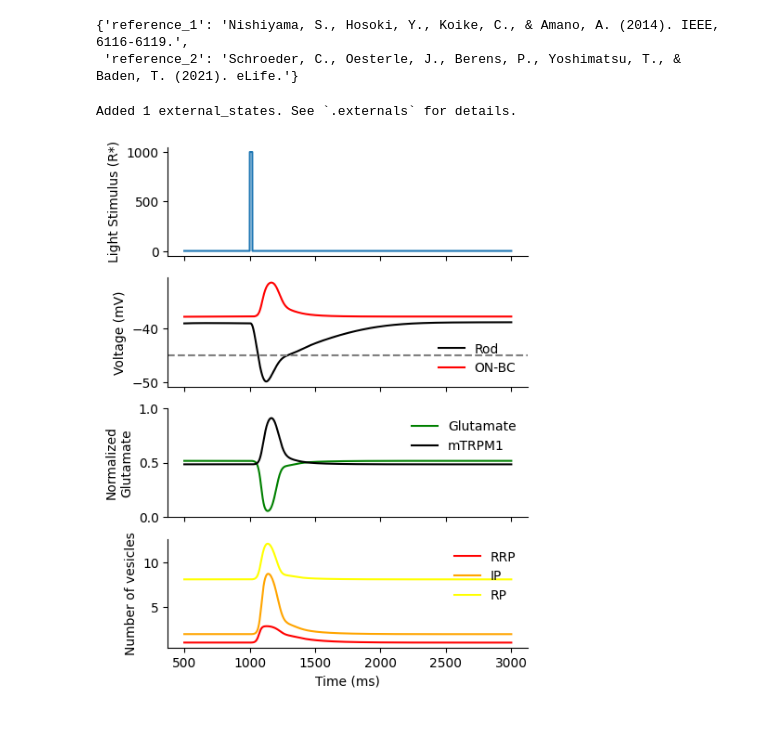
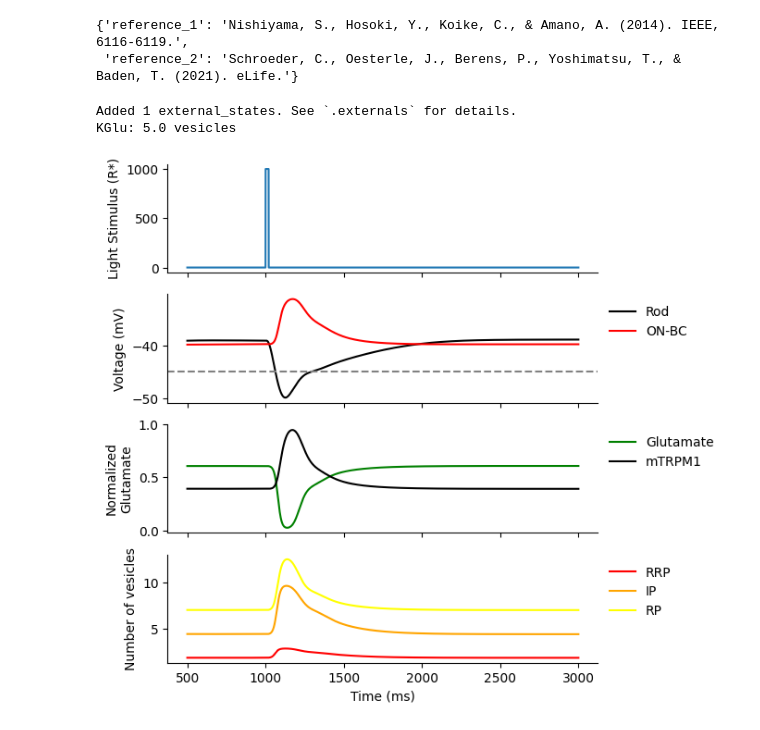
Before and after one commit to jaxleyverse/jaxley-mech, a Jupyter notebook: notebooks/synapses/ribbon_mGluR6.ipynb, the cells around one changed output. Drawn from its saved outputs; the diff is of its cells as text; code cells hidden in the pictures.

```diff
--- a/notebooks/synapses/ribbon_mGluR6.ipynb
+++ b/notebooks/synapses/ribbon_mGluR6.ipynb
@@ -88,10 +85,8 @@ Vhalf = -45.0
 network.Ribbon_mGluR6(0).set("Ribbon_mGluR6_gTRPM1", 1.65 * 10**-3)
 network.Ribbon_mGluR6(0).set("Ribbon_mGluR6_V_half", Vhalf)
 network.Ribbon_mGluR6(0).set("Ribbon_mGluR6_k", 0.5)
-# network.Ribbon_mGluR6(0).set("Ribbon_mGluR6_D_max", 5)
-# network.Ribbon_mGluR6(0).set("Ribbon_mGluR6_docked", 5)
-# network.Ribbon_mGluR6(0).set("Ribbon_mGluR6_KGlu", 100.0)
-# network.Ribbon_mGluR6(0).set("Ribbon_mGluR6_p_r", 0.1)
+network.Ribbon_mGluR6(0).set("Ribbon_mGluR6_e_max", 1.0)
+network.Ribbon_mGluR6(0).set("Ribbon_mGluR6_r_max", 4.0)
 
 network.delete_recordings()
 # Record voltage
@@ -122,7 +117,7 @@ network.cell(0).clamp("Phototransduction_Stim", Jhv)
 
 v = jx.integrate(network, t_max=total_time, delta_t=dt, solver="bwd_euler")
 
-fig, ax = plt.subplots(4, 1, figsize=(5, 7), sharex=True)
+fig, ax = plt.subplots(4, 1, figsize=(6, 7), sharex=True)
 colors = ["k", "r"]
 cells = ["Rod", "ON-BC"]
 ramp_up = 500 # ms
@@ -132,38 +127,40 @@ _ = ax[0].plot(time, Jhv[int(ramp_up/dt):])
 for i in range(2):
     ax[1].plot(time, v[i, int(ramp_up/dt):-1], color=colors[i], label=cells[i])
 ax[1].axhline(Vhalf, color="gray", linestyle="--")
 
 colors = ["g", "k"]
 labels = ["Glutamate", "mTRPM1"]
-# normalize the glutamate
+# Normalize the glutamate
 KGlu = network.Ribbon_mGluR6(0).view["Ribbon_mGluR6_KGlu"].values[0]
+print(f"KGlu: {KGlu} vesicles")
 ufunc = lambda v: v**2 / (v**2 + KGlu**2)
 v = v.at[2, :].apply(ufunc)
 for  i in range(2, 4):
     ax[2].plot(time, v[i, int(ramp_up/dt):-1], color=colors[i-2], label=labels[i-2])
 
 colors = ["r", "orange", "yellow"]
 labels = ["RRP", "IP", "RP"]
 for i in range(4, 7):
     ax[3].plot(time, v[i, int(ramp_up/dt):-1], color=colors[i-4], label=labels[i-4])
 
 ax[0].set_ylabel("Light Stimulus (R*)")
 
 ax[1].set_ylabel("Voltage (mV)")
-ax[1].legend(frameon=False)
+ax[1].legend(frameon=False, bbox_to_anchor=(1.0, 1.0))
 
 ax[2].set_ylabel("Normalized\nGlutamate")
-ax[2].legend(frameon=False)
+ax[2].legend(frameon=False, bbox_to_anchor=(1.0, 1.0))
 ax[2].set_yticks([0, 0.5, 1.0])
 
-ax[3].legend(frameon=False)
+ax[3].legend(frameon=False, bbox_to_anchor=(1.0, 1.0))
 ax[3].set_ylabel("Number of vesicles")
 ax[3].set_xlabel("Time (ms)")
 
 sns.despine();
 # %% [output]
 Added 1 external_states. See `.externals` for details.
+KGlu: 5.0 vesicles
-[figure, old version]
+[figure, new version]
 # %%
 fig, ax = plt.subplots(4, 1, figsize=(5, 7), sharex=True)
 ramp_up = 500 # ms
```
Also changed, not shown: parts of 5 cells of this notebook.
